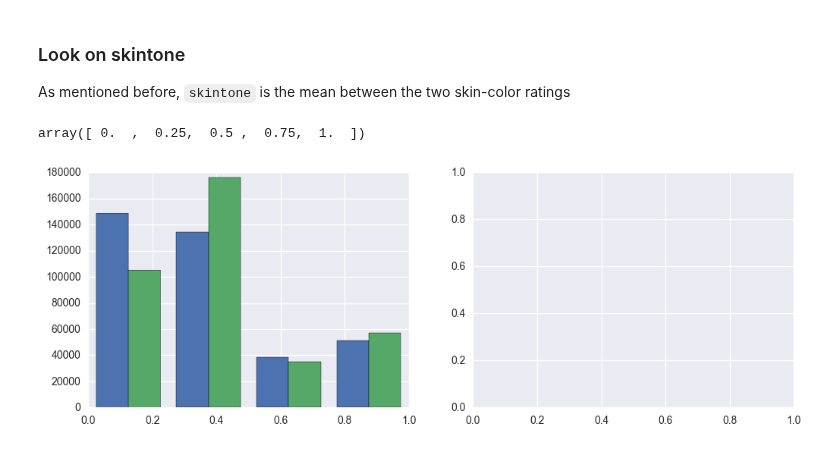
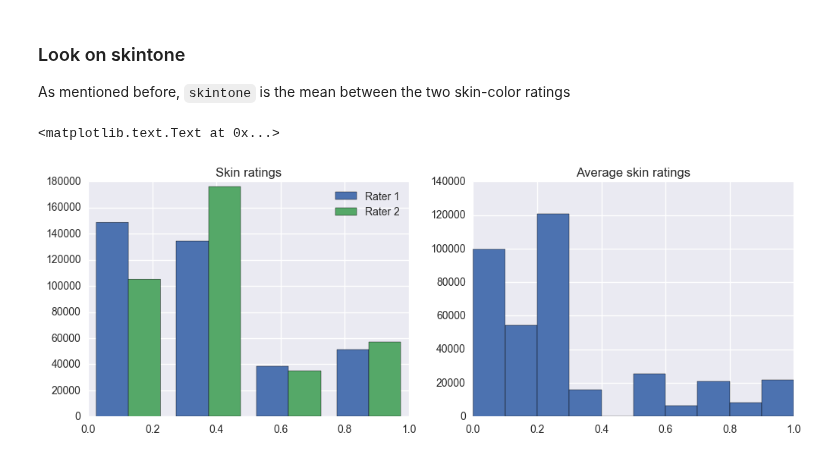
Before and after one commit to fdevillard/ada-homeworks, a Jupyter notebook: 04 - Applied ML/flo-skin-analysis.ipynb, the cells around one changed output. Drawn from its saved outputs; the diff is of its cells as text; code cells hidden in the pictures.

```diff
--- a/04 - Applied ML/flo-skin-analysis.ipynb
+++ b/04 - Applied ML/flo-skin-analysis.ipynb
@@ -78,13 +89,16 @@ As mentioned before, `skintone` is the mean between the two skin-color ratings
 # %%
 data_axe1 = [dfd["rater1"].dropna(inplace=False), dfd["rater2"].dropna(inplace=False)]
 xaxis = np.sort(data_axe1[0].unique())
 
 fig, axes = plt.subplots(nrows=1, ncols=2, figsize=(12, 4))
 axes[0].hist(data_axe1, histtype='bar', bins=xaxis)
+axes[0].set_title('Skin ratings')
+axes[0].legend(["Rater 1", "Rater 2"])
 
-#fig.tight_layout()
+axes[1].hist(dfd.skintone.dropna(inplace=False), histtype='bar')
+axes[1].set_title('Average skin ratings')
 
-xaxis
+# TODO: Change the x-axis data (need to know precisely which bar is what)
 # %% [output]
-array([ 0.  ,  0.25,  0.5 ,  0.75,  1.  ])
+<matplotlib.text.Text at 0x...>
-[figure, old version]
+[figure, new version]
```
Also changed, not shown: parts of 6 cells of this notebook.
